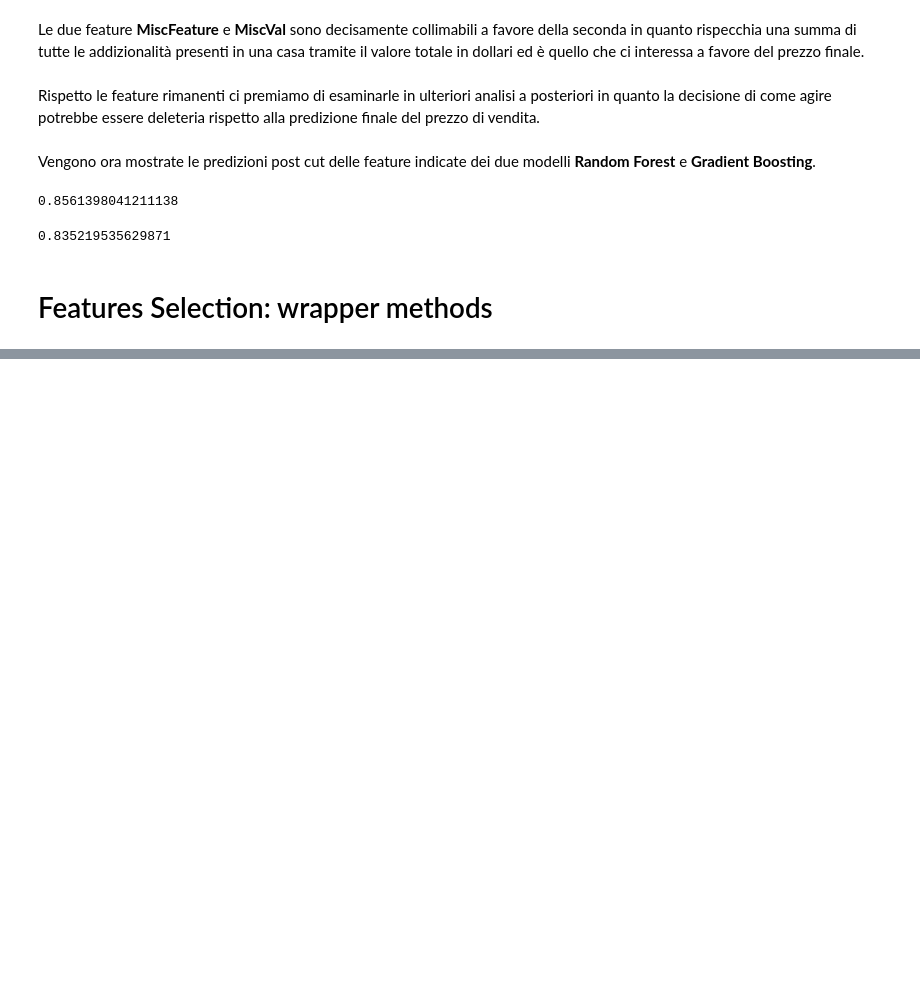
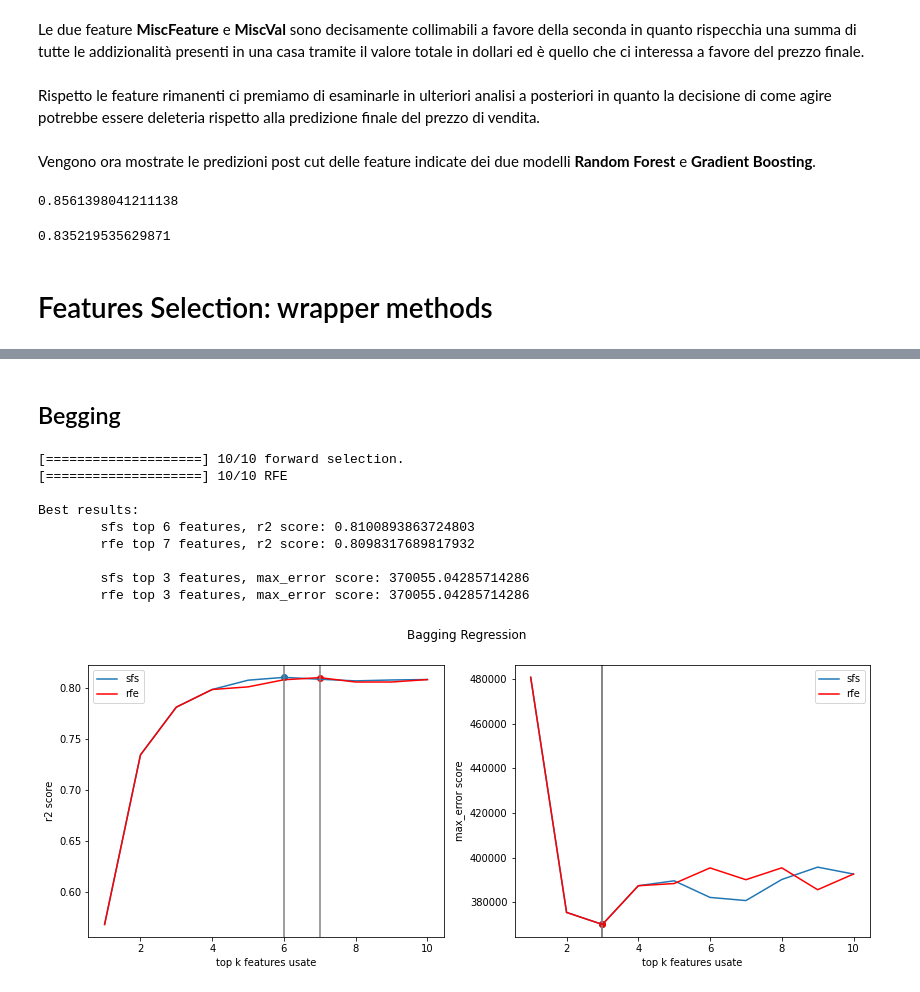
Before and after one commit to spiderlory/ml_project, a Jupyter notebook: progetto.ipynb, the cells around one changed output, grey strips where cells are left out. Saved outputs shown, nothing was run; the diff lists cells and outputs as text; code cells hidden in the pictures; blank space fills up the shorter version.

```diff
--- a/progetto.ipynb
+++ b/progetto.ipynb
@@ -658,8 +736,20 @@ plot_data(cv_scores_sfs, cv_scores_sbs, cv_scores_rfe)
+# %% [markdown]
+## Begging
 # %%
 model = BaggingRegressor(n_estimators=14, random_state=42)
 
-feature_rank_sfs, cv_scores_sfs = selection_analysis(model, X_data1, Y_data, direction='forward')
-feature_rank_sbs, cv_scores_sbs = selection_analysis(model, X_data1, Y_data, direction='backward')
-cv_scores_rfe = rfe_analysis(model, X_data1, Y_data)
+feature_rank_sfs, cv_scores_sfs = sfs_analysis(model, X_data1, Y_data)
+feature_rank_rfe, cv_scores_rfe = rfe_analysis(model, X_data1, Y_data)
 
-plot_data(cv_scores_sfs, cv_scores_sbs, cv_scores_rfe)
+plot_data(cv_scores_sfs, cv_scores_rfe, "Bagging Regression")
+# %% [output]
+[====================] 10/10 forward selection.
+[====================] 10/10 RFE
+
+Best results:
+        sfs top 6 features, r2 score: 0.8100893863724803
+        rfe top 7 features, r2 score: 0.8098317689817932
+
+        sfs top 3 features, max_error score: 370055.04285714286
+        rfe top 3 features, max_error score: 370055.04285714286
+[figure, added]
```
Also changed, not shown: parts of 23 cells of this notebook.
